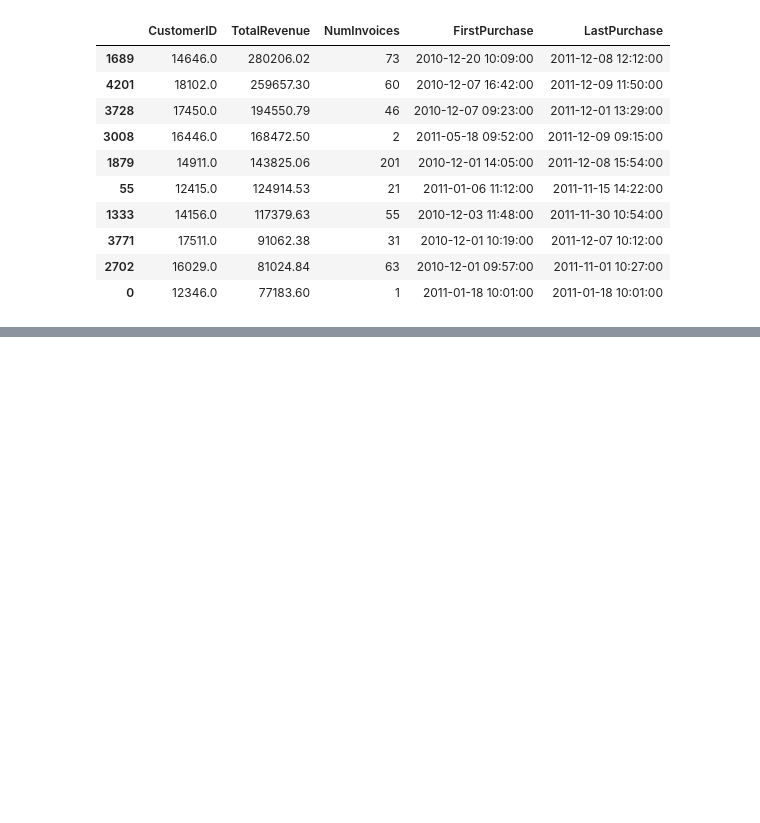
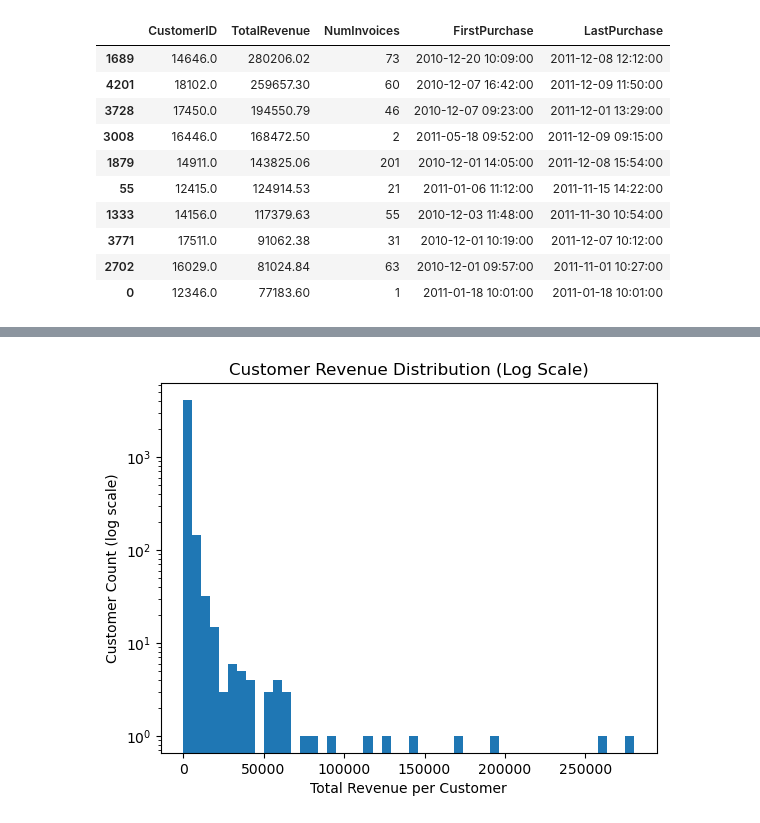
Before and after one commit to Viollette-Monchari/ecommerce-customer-revenue-eda, a Jupyter notebook: notebooks/01_ecommerce_eda.ipynb, the cells around one changed output, grey strips where cells are left out. Drawn from its saved outputs; the diff is of its cells as text; code cells hidden in the pictures; blank space fills up the shorter version.

```diff
--- a/notebooks/01_ecommerce_eda.ipynb
+++ b/notebooks/01_ecommerce_eda.ipynb
@@ -184,0 +250,10 @@ customer_summary.to_csv("../data/cleaned/customer_summary.csv", index=False)
+# %%
+#Log scale to make it more visible
+
+plt.hist(customer_summary["TotalRevenue"], bins=50, log=True)
+plt.xlabel("Total Revenue per Customer")
+plt.ylabel("Customer Count (log scale)")
+plt.title("Customer Revenue Distribution (Log Scale)")
+plt.show()
+# %% [output]
+[figure, added]
```
Also changed, not shown: parts of 12 cells of this notebook, 4 other files.
